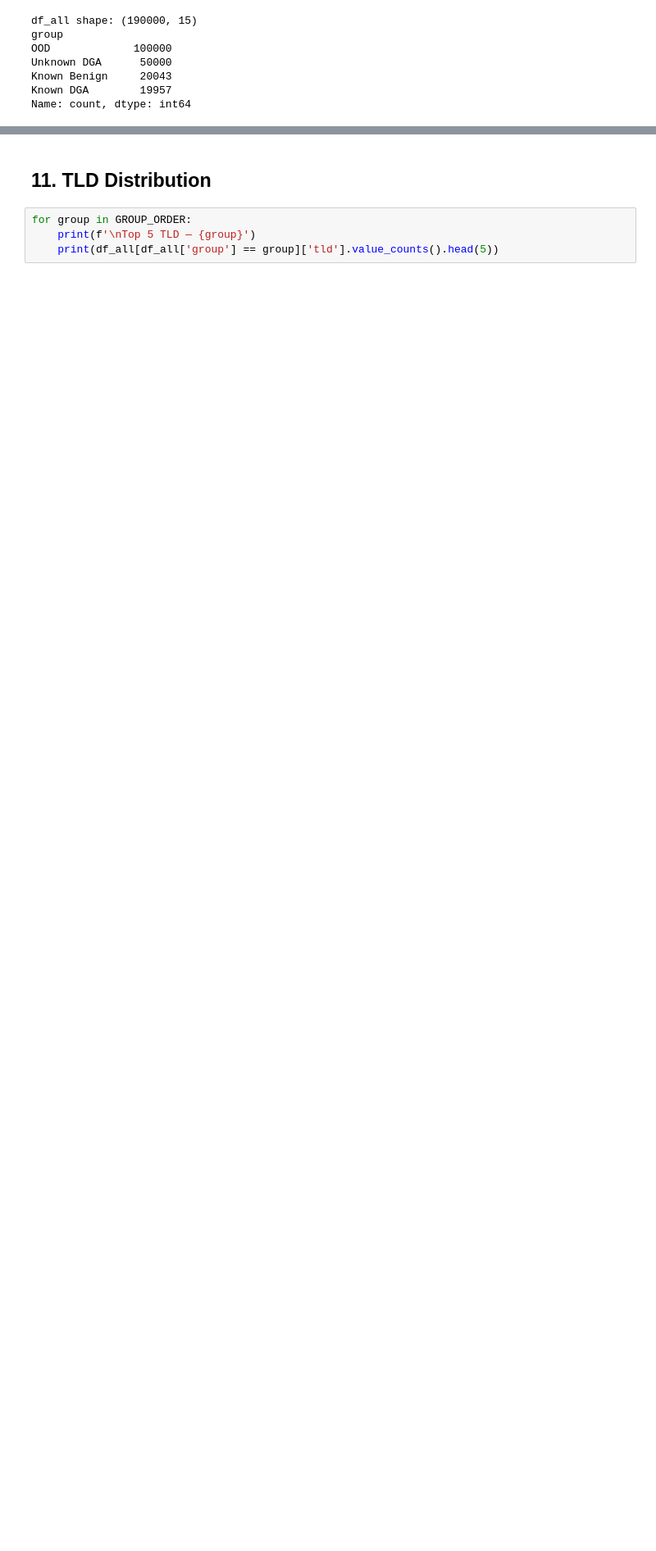
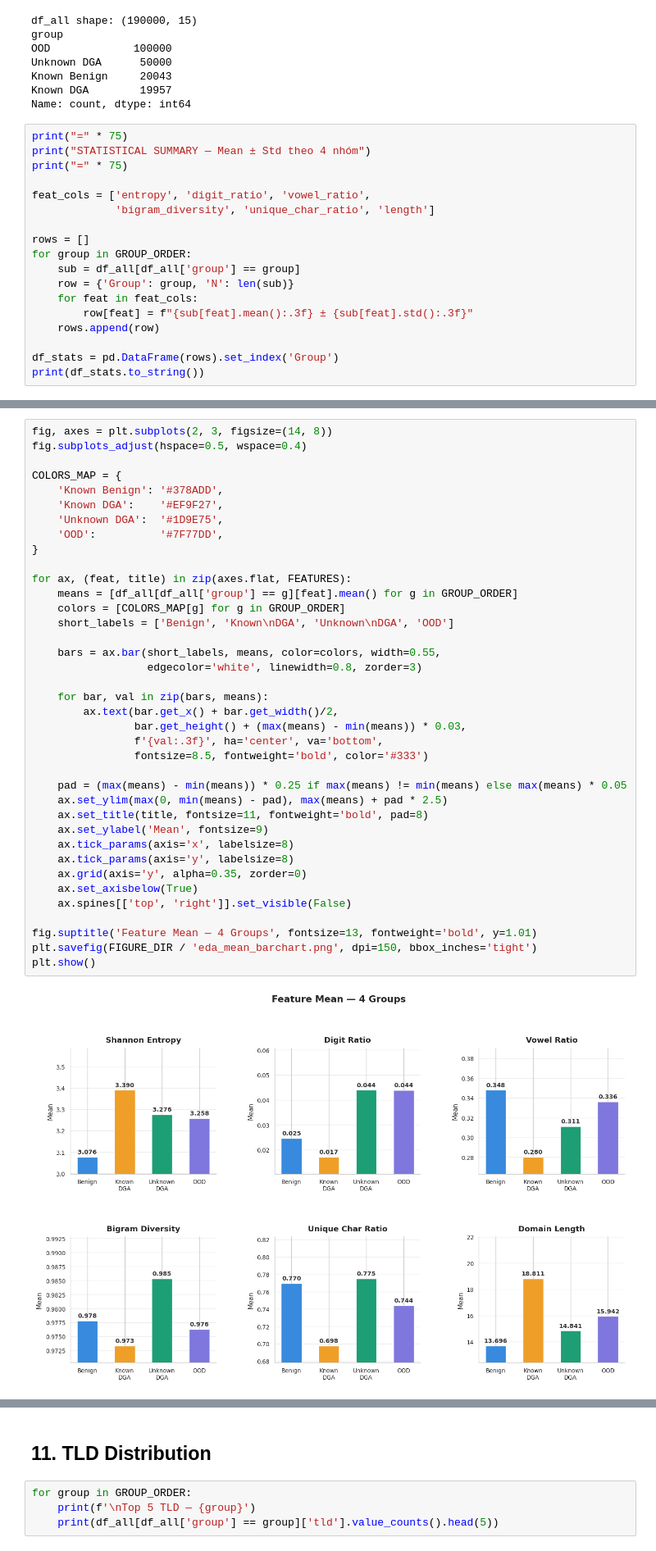
Before and after one commit to quanturong/OpenSetDGA-Detection, a Jupyter notebook: notebooks/02_exploratory_data_analysis.ipynb, the cells around one changed output, grey strips where cells are left out. Shown at 82% size. Drawn from its saved outputs; the diff is of its cells as text; blank space fills up the shorter version.

```diff
--- a/notebooks/02_exploratory_data_analysis.ipynb
+++ b/notebooks/02_exploratory_data_analysis.ipynb
@@ -296,3 +287,21 @@ Unknown DGA      50000
 Known Benign     20043
 Known DGA        19957
 Name: count, dtype: int64
+# %%
+print("=" * 75)
+print("STATISTICAL SUMMARY — Mean ± Std theo 4 nhóm")
+print("=" * 75)
+
+feat_cols = ['entropy', 'digit_ratio', 'vowel_ratio',
+             'bigram_diversity', 'unique_char_ratio', 'length']
+
+rows = []
+for group in GROUP_ORDER:
+    sub = df_all[df_all['group'] == group]
+    row = {'Group': group, 'N': len(sub)}
+    for feat in feat_cols:
+        row[feat] = f"{sub[feat].mean():.3f} ± {sub[feat].std():.3f}"
+    rows.append(row)
+
+df_stats = pd.DataFrame(rows).set_index('Group')
+print(df_stats.to_string())
@@ -301 +330,41 @@ Name: count, dtype: int64
+# %%
+fig, axes = plt.subplots(2, 3, figsize=(14, 8))
+fig.subplots_adjust(hspace=0.5, wspace=0.4)
+
+COLORS_MAP = {
+    'Known Benign': '#378ADD',
+    'Known DGA':    '#EF9F27',
+    'Unknown DGA':  '#1D9E75',
+    'OOD':          '#7F77DD',
+}
+
+for ax, (feat, title) in zip(axes.flat, FEATURES):
+    means = [df_all[df_all['group'] == g][feat].mean() for g in GROUP_ORDER]
+    colors = [COLORS_MAP[g] for g in GROUP_ORDER]
+    short_labels = ['Benign', 'Known\nDGA', 'Unknown\nDGA', 'OOD']
+
+    bars = ax.bar(short_labels, means, color=colors, width=0.55,
+                  edgecolor='white', linewidth=0.8, zorder=3)
+
+    for bar, val in zip(bars, means):
+        ax.text(bar.get_x() + bar.get_width()/2,
+                bar.get_height() + (max(means) - min(means)) * 0.03,
+                f'{val:.3f}', ha='center', va='bottom',
+                fontsize=8.5, fontweight='bold', color='#333')
+
+    pad = (max(means) - min(means)) * 0.25 if max(means) != min(means) else max(means) * 0.05
+    ax.set_ylim(max(0, min(means) - pad), max(means) + pad * 2.5)
+    ax.set_title(title, fontsize=11, fontweight='bold', pad=8)
+    ax.set_ylabel('Mean', fontsize=9)
+    ax.tick_params(axis='x', labelsize=8)
+    ax.tick_params(axis='y', labelsize=8)
+    ax.grid(axis='y', alpha=0.35, zorder=0)
+    ax.set_axisbelow(True)
+    ax.spines[['top', 'right']].set_visible(False)
+
+fig.suptitle('Feature Mean — 4 Groups', fontsize=13, fontweight='bold', y=1.01)
+plt.savefig(FIGURE_DIR / 'eda_mean_barchart.png', dpi=150, bbox_inches='tight')
+plt.show()
+# %% [output]
+[figure, added]
 # %%
```
Also changed, not shown: parts of 30 cells of this notebook, 12 other files.
